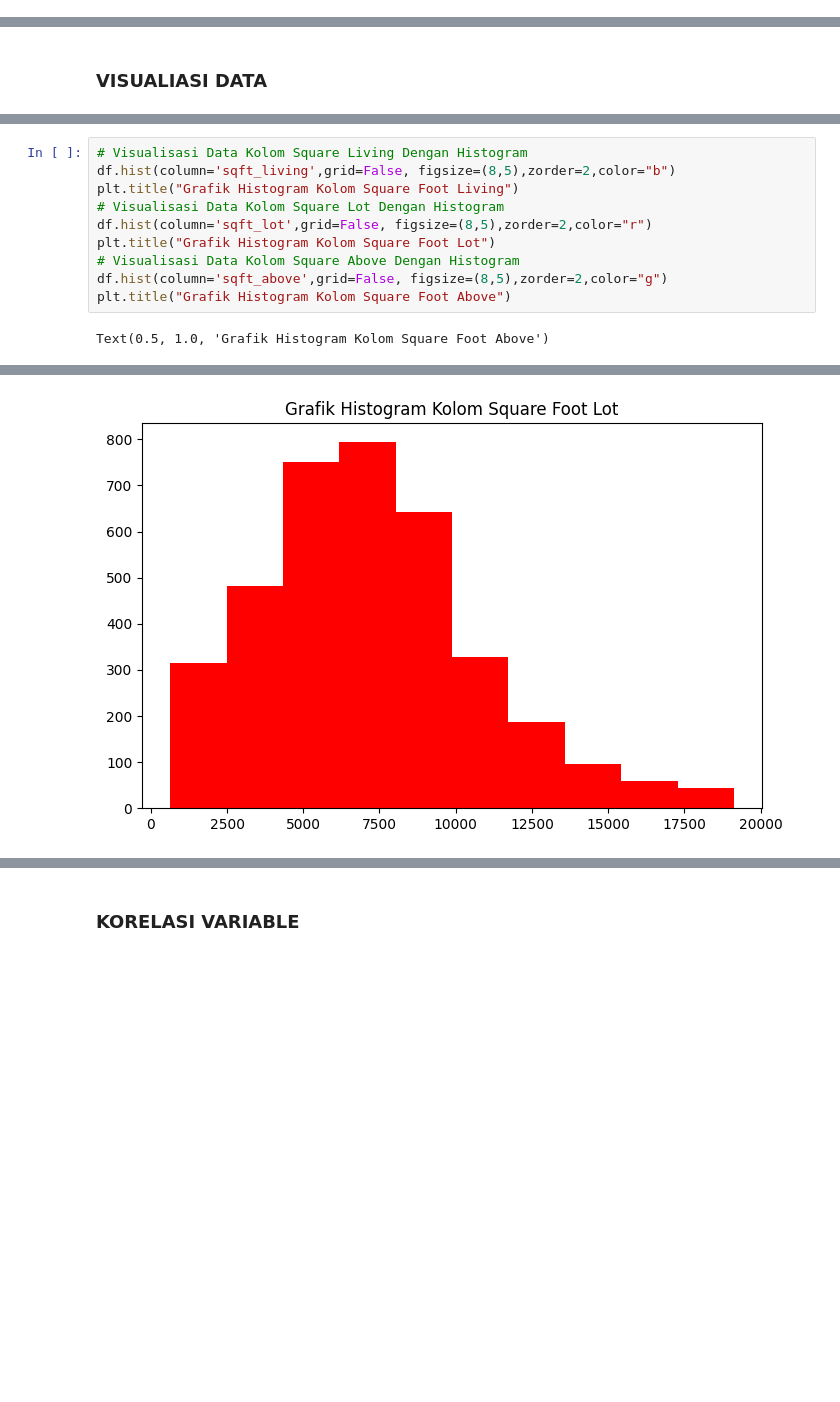
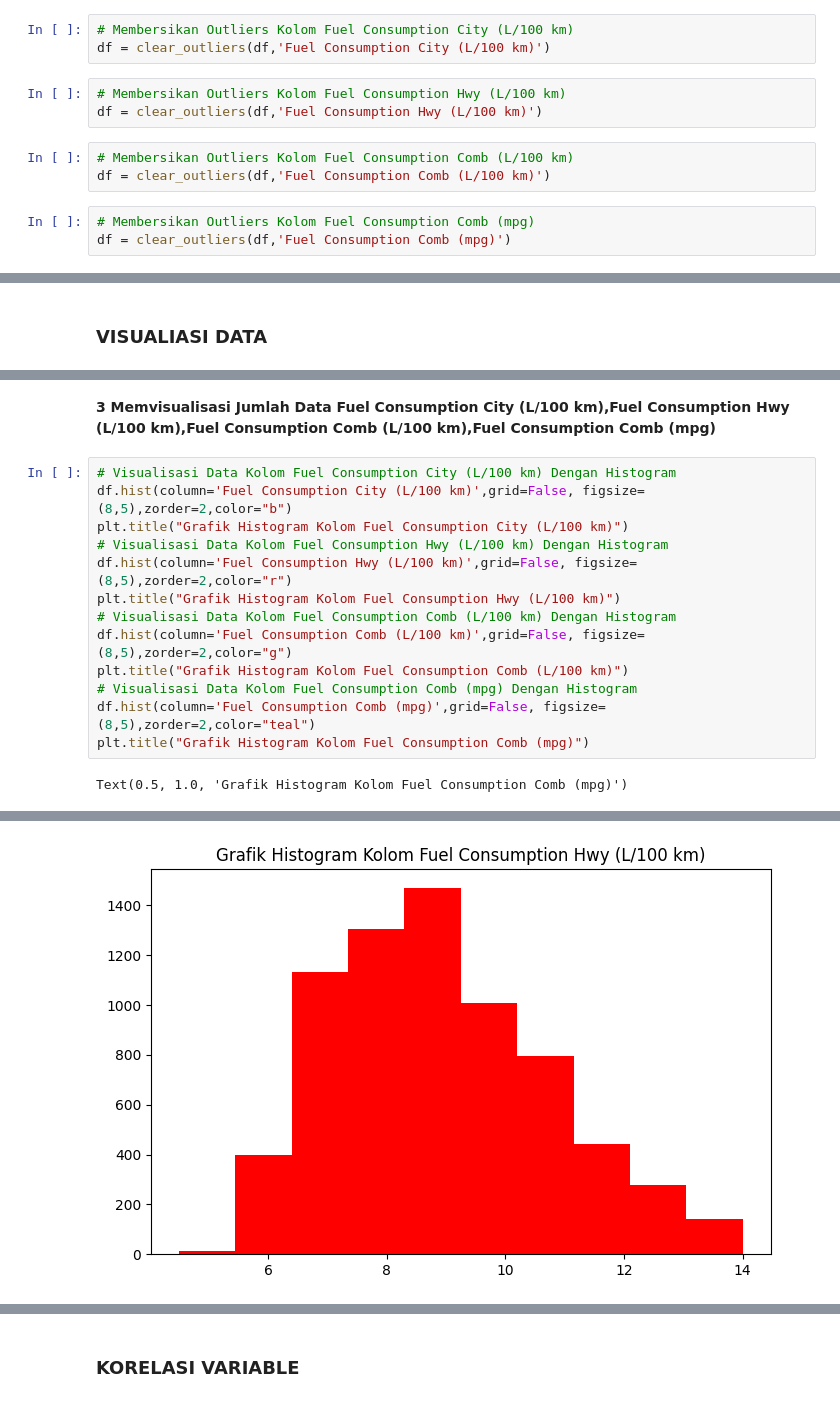
Before and after one commit to HaikalRFadhilahh/fp-BigDataPA, a Jupyter notebook: UAS_BDPA_REVISI.ipynb, the cells around one changed output, grey strips where cells are left out. Cells and saved outputs as stored; diff of their text form; blank space fills up the shorter version.

```diff
--- a/UAS_BDPA_REVISI.ipynb
+++ b/UAS_BDPA_REVISI.ipynb
@@ -211,4 +196,16 @@ def clear_outliers (dataset,kolom):
     min_iqr = Q1 - 1.5 * IQR;
     max_iqr = Q3 + 1.5 * IQR;
     return dataset.loc[(dataset[kolom] >= min_iqr) & (dataset[kolom] <= max_iqr)].reset_index(drop=True)
+# %%
+# Membersikan Outliers Kolom Fuel Consumption City (L/100 km)
+df = clear_outliers(df,'Fuel Consumption City (L/100 km)')
+# %%
+# Membersikan Outliers Kolom Fuel Consumption Hwy (L/100 km)
+df = clear_outliers(df,'Fuel Consumption Hwy (L/100 km)')
+# %%
+# Membersikan Outliers Kolom Fuel Consumption Comb (L/100 km)
+df = clear_outliers(df,'Fuel Consumption Comb (L/100 km)')
+# %%
+# Membersikan Outliers Kolom Fuel Consumption Comb (mpg)
+df = clear_outliers(df,'Fuel Consumption Comb (mpg)')
 # %%
@@ -312,12 +285,17 @@ plt.show()
+# %% [markdown]
+<p><b>3 Memvisualisasi Jumlah Data Fuel Consumption City (L/100 km),Fuel Consumption Hwy (L/100 km),Fuel Consumption Comb (L/100 km),Fuel Consumption Comb (mpg)</b></p>
 # %%
-# Visualisasi Data Kolom Square Living Dengan Histogram
-df.hist(column='sqft_living',grid=False, figsize=(8,5),zorder=2,color="b")
-plt.title("Grafik Histogram Kolom Square Foot Living")
-# Visualisasi Data Kolom Square Lot Dengan Histogram
-df.hist(column='sqft_lot',grid=False, figsize=(8,5),zorder=2,color="r")
-plt.title("Grafik Histogram Kolom Square Foot Lot")
-# Visualisasi Data Kolom Square Above Dengan Histogram
-df.hist(column='sqft_above',grid=False, figsize=(8,5),zorder=2,color="g")
-plt.title("Grafik Histogram Kolom Square Foot Above")
+# Visualisasi Data Kolom Fuel Consumption City (L/100 km) Dengan Histogram
+df.hist(column='Fuel Consumption City (L/100 km)',grid=False, figsize=(8,5),zorder=2,color="b")
+plt.title("Grafik Histogram Kolom Fuel Consumption City (L/100 km)")
+# Visualisasi Data Kolom Fuel Consumption Hwy (L/100 km) Dengan Histogram
+df.hist(column='Fuel Consumption Hwy (L/100 km)',grid=False, figsize=(8,5),zorder=2,color="r")
+plt.title("Grafik Histogram Kolom Fuel Consumption Hwy (L/100 km)")
+# Visualisasi Data Kolom Fuel Consumption Comb (L/100 km) Dengan Histogram
+df.hist(column='Fuel Consumption Comb (L/100 km)',grid=False, figsize=(8,5),zorder=2,color="g")
+plt.title("Grafik Histogram Kolom Fuel Consumption Comb (L/100 km)")
+# Visualisasi Data Kolom Fuel Consumption Comb (mpg) Dengan Histogram
+df.hist(column='Fuel Consumption Comb (mpg)',grid=False, figsize=(8,5),zorder=2,color="teal")
+plt.title("Grafik Histogram Kolom Fuel Consumption Comb (mpg)")
 # %% [output]
-Text(0.5, 1.0, 'Grafik Histogram Kolom Square Foot Above')
+Text(0.5, 1.0, 'Grafik Histogram Kolom Fuel Consumption Comb (mpg)')
@@ -325 +303 @@ Text(0.5, 1.0, 'Grafik Histogram Kolom Square Foot Above')
-[figure, old version]
+[figure, new version]
```
Also changed, not shown: parts of 63 cells of this notebook, 2 other files.
